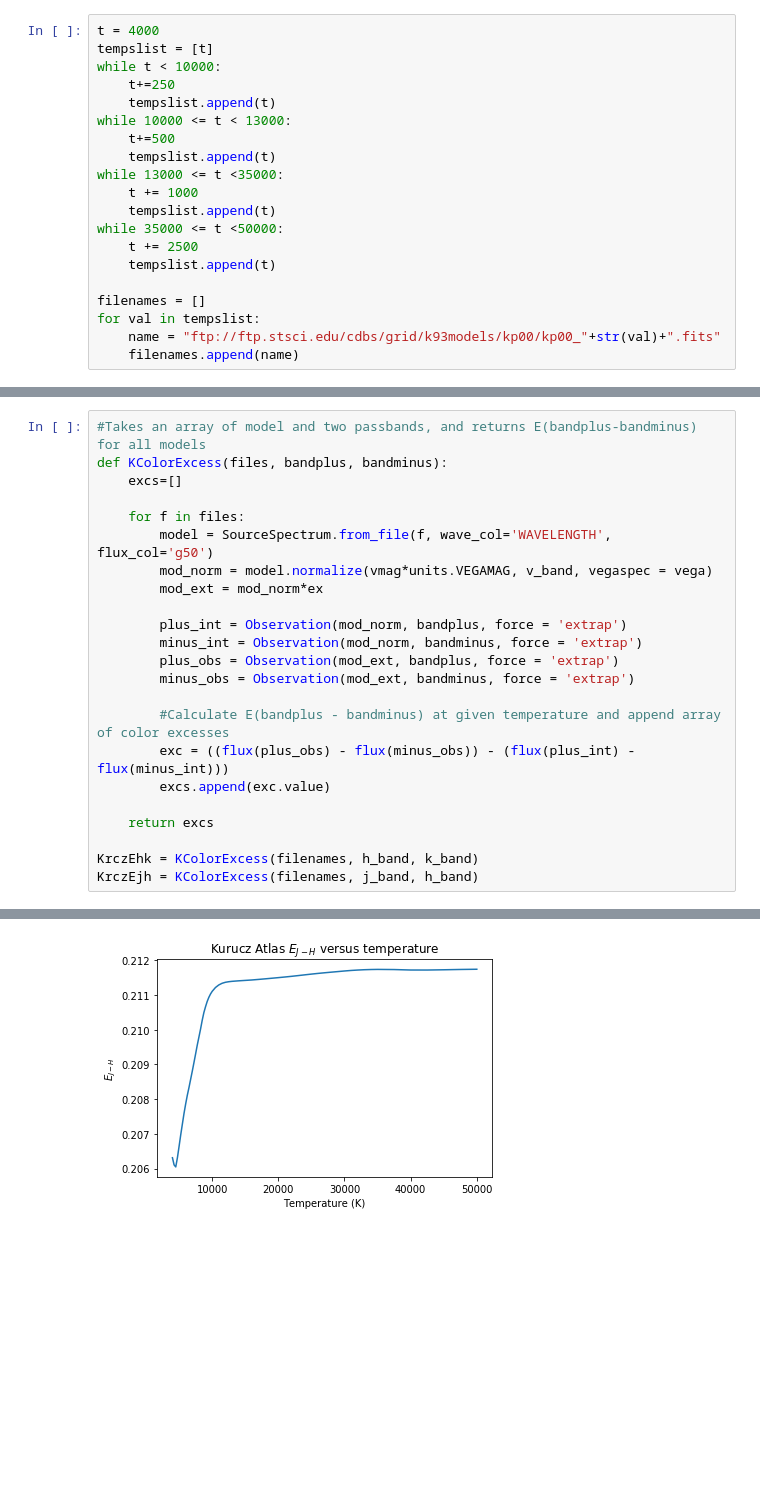
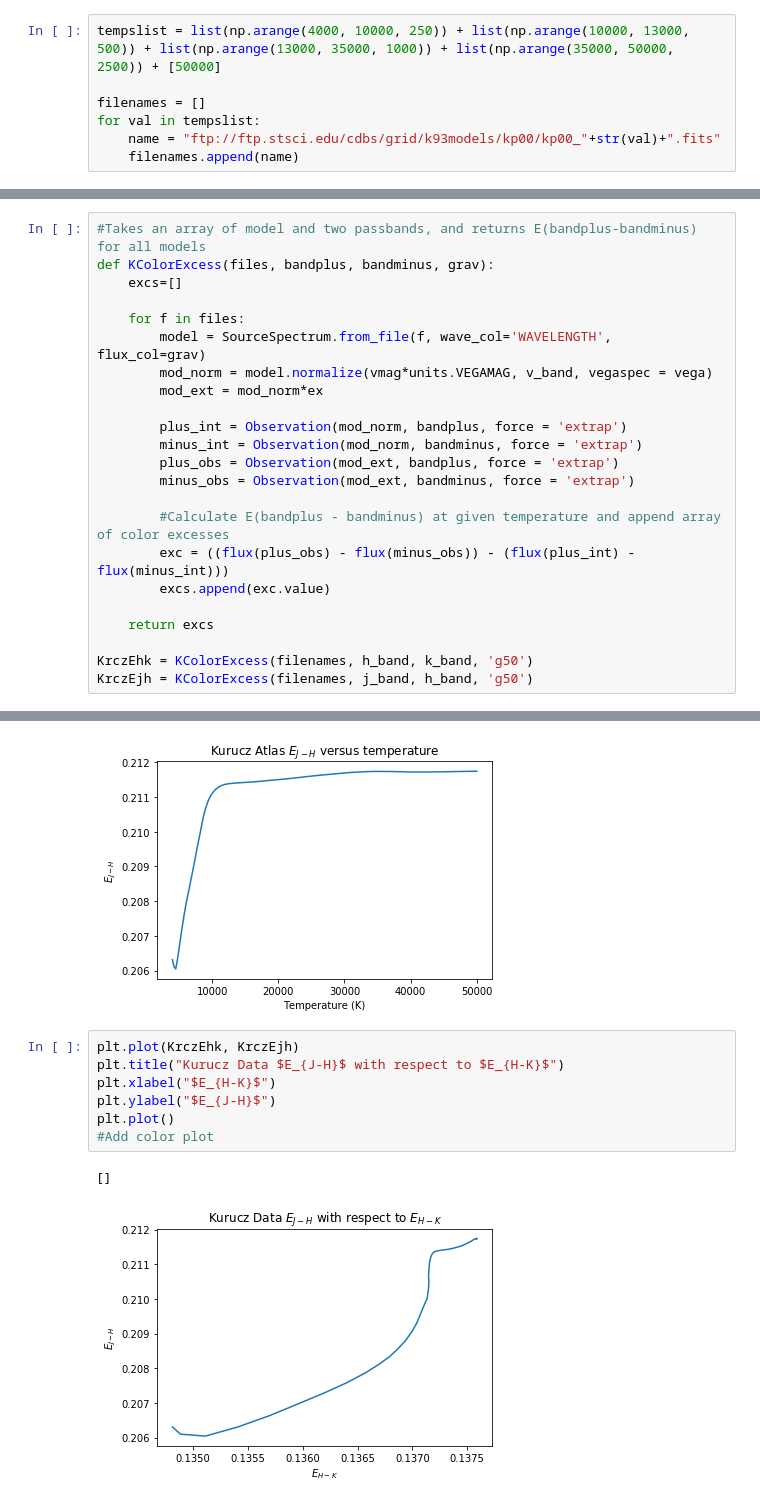
Before and after one commit to aidantmcb/dust_extinction_temperature, a Jupyter notebook: DustExtinctionNotebook.ipynb, the cells around one changed output, grey strips where cells are left out. Drawn from its saved outputs; the diff is of its cells as text; blank space fills up the shorter version.

Commit message:
Added better structures of working with Kurucz Atlas Data, and sections exploring the effects of manipulating stellar gravity and interstellar reddening factors.

````diff
--- a/DustExtinctionNotebook.ipynb
+++ b/DustExtinctionNotebook.ipynb
@@ -151,19 +148,6 @@ a model spectrum to be selected within a synphot expression, using a special ope
 The Kurucz files have names dependent on their metallicity (I'll be using kp00) followed by a temperature, which have a grid space dependent on their range. I'll simplify the process by creating a string generator to name each individually:
 # %%
-t = 4000
-tempslist = [t]
-while t < 10000:
-    t+=250
-    tempslist.append(t)
-while 10000 <= t < 13000:
-    t+=500
-    tempslist.append(t)
-while 13000 <= t <35000:
-    t += 1000
-    tempslist.append(t)
-while 35000 <= t <50000:
-    t += 2500
-    tempslist.append(t)
+tempslist = list(np.arange(4000, 10000, 250)) + list(np.arange(10000, 13000, 500)) + list(np.arange(13000, 35000, 1000)) + list(np.arange(35000, 50000, 2500)) + [50000]
 
 filenames = []
 for val in tempslist:
@@ -197,11 +183,11 @@ The next step is to calculate color excess for each model in the atlas. <br>
 **Note: the first time this is run, it will download about 60 FITS tables, ~4 MB**
 # %%
 #Takes an array of model and two passbands, and returns E(bandplus-bandminus) for all models
-def KColorExcess(files, bandplus, bandminus):
+def KColorExcess(files, bandplus, bandminus, grav):
     excs=[]
 
     for f in files:
-        model = SourceSpectrum.from_file(f, wave_col='WAVELENGTH', flux_col='g50')
+        model = SourceSpectrum.from_file(f, wave_col='WAVELENGTH', flux_col=grav)
         mod_norm = model.normalize(vmag*units.VEGAMAG, v_band, vegaspec = vega)
         mod_ext = mod_norm*ex
 
@@ -216,8 +202,8 @@ def KColorExcess(files, bandplus, bandminus):
 
     return excs
 
-KrczEhk = KColorExcess(filenames, h_band, k_band)
-KrczEjh = KColorExcess(filenames, j_band, h_band)
+KrczEhk = KColorExcess(filenames, h_band, k_band, 'g50')
+KrczEjh = KColorExcess(filenames, j_band, h_band, 'g50')
 # %% [markdown]
 Downloading files from ftp may raise a notebar in Jupyter Notebook "'_xsrf' argument missing from POST". This is a security protocol that may or may not affect the ability of the notebook to save locally. To resolve this, run in cmd: ```jupyter notebook --generate-config```, then follow the path to ```jupyter_notebook_config.py``` and change ```#c.NotebookApp.disable_check_xsrf``` to ```True```.
 
@@ -237,3 +223,13 @@ plt.show()
 # %% [output]
 [figure]
 [figure]
+# %%
+plt.plot(KrczEhk, KrczEjh)
+plt.title("Kurucz Data $E_{J-H}$ with respect to $E_{H-K}$")
+plt.xlabel("$E_{H-K}$")
+plt.ylabel("$E_{J-H}$")
+plt.plot()
+#Add color plot
+# %% [output]
+[]
+[figure, added]
````
Also changed, not shown: parts of 25 cells of this notebook.
